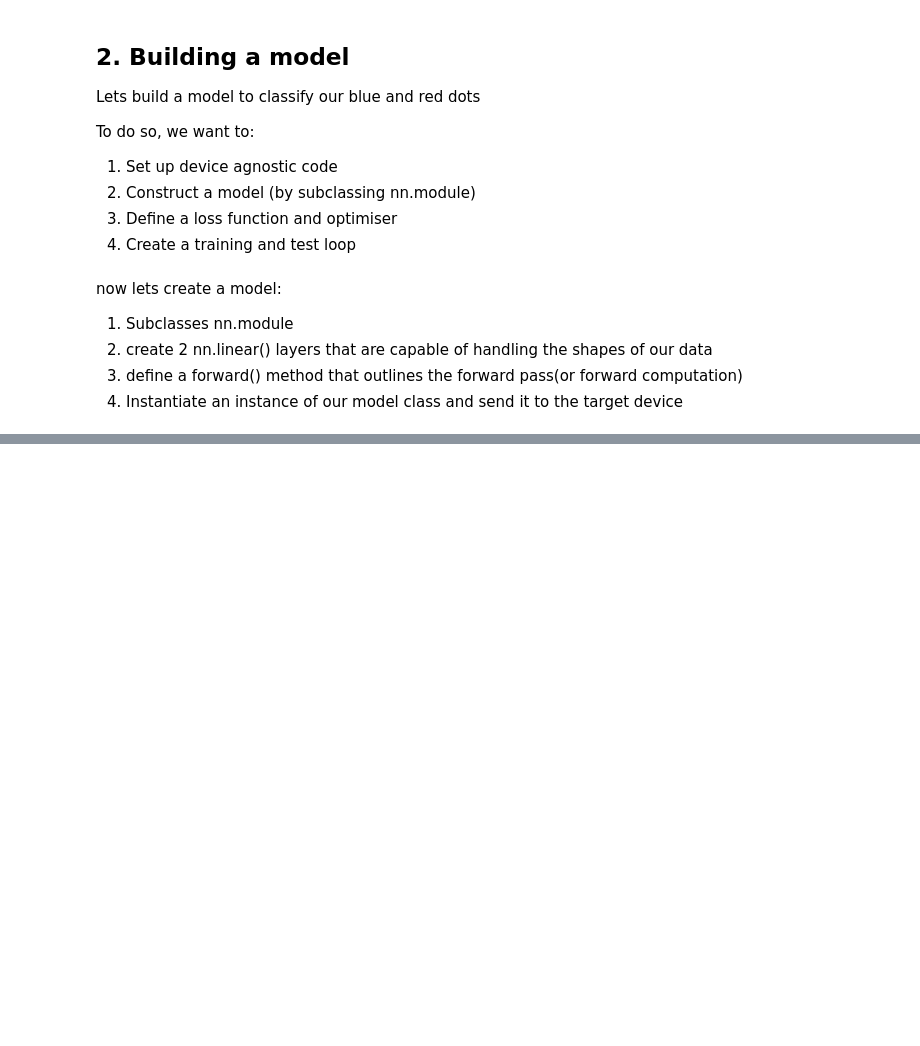
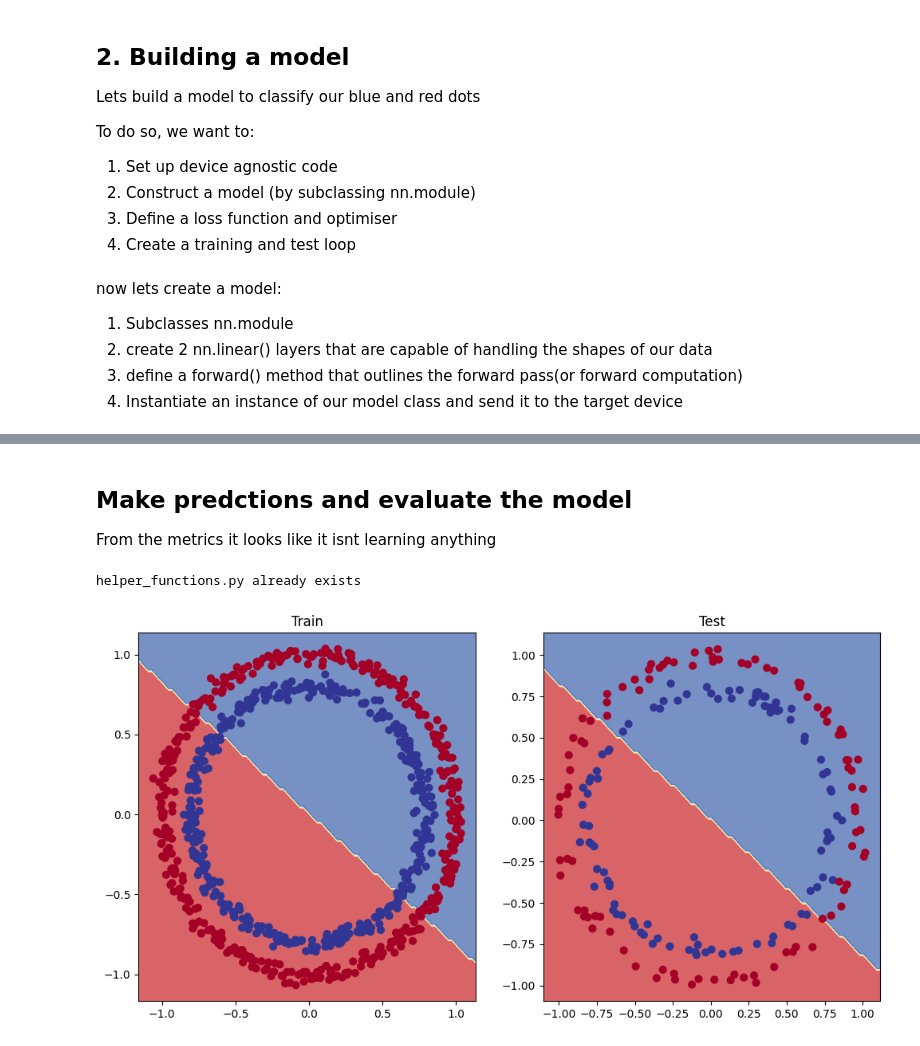
Before and after one commit to vandana10/deeplearning-using-pytorch, a Jupyter notebook: neural_network_classification_pytorch.ipynb, the cells around one changed output, grey strips where cells are left out. Cells and saved outputs as stored; diff of their text form; code cells hidden in the pictures; blank space fills up the shorter version.

```diff
--- a/neural_network_classification_pytorch.ipynb
+++ b/neural_network_classification_pytorch.ipynb
@@ -145,0 +184,6 @@ model_0 = CircleModelV0()
+# %%
+#Calc accuracy- out of 100 examples, what % does our model get right?
+def accuracy_fn(y_true, y_pred):
+  correct = torch.eq(y_true, y_pred).sum().item()
+  acc = (correct/len(y_pred))*100
+  return acc
@@ -145,0 +206,5 @@ model_0 = CircleModelV0()
+# %%
+#View the first 5 outputs of forward pass on the test data
+with torch.inference_mode():
+  y_logits = model_0(torch.from_numpy(X_test).float())
+y_logits[:5]
@@ -145,0 +217,4 @@ model_0 = CircleModelV0()
+# %%
+#Use sigmoid activation fn
+y_preds_probs = torch.sigmoid(y_logits)
+y_preds_probs[:5]
@@ -145,0 +231,9 @@ model_0 = CircleModelV0()
+# %%
+#Find the prediction labels
+y_preds = torch.round(y_preds_probs)
+
+y_pred_labels = torch.round(torch.sigmoid(model_0(torch.from_numpy(X_test).float())))
+
+#print(torch.eq(y_preds, y_pred_labels))
+
+#y_preds.squeeze()
@@ -145,0 +293,37 @@ model_0 = CircleModelV0()
+# %% [markdown]
+## Make predctions and evaluate the model
+
+From the metrics it looks like it isnt learning anything
+# %%
+import requests
+from pathlib import Path
+
+#Download helper functions from learn pytorch repo
+if Path("helper_functions.py").is_file():
+  print("helper_functions.py already exists")
+else:
+  print("Downloading helper_functions.py")
+  request = requests.get("https://raw.githubusercontent.com/mrdbourke/pytorch-deep-learning/main/helper_functions.py")
+  with open("helper_functions.py", "wb") as f:
+    f.write(request.content)
+# %% [output]
+helper_functions.py already exists
+# %%
+# plot decision boundary of the model
+from helper_functions import plot_predictions, plot_decision_boundary
+
+X_train_tensor = torch.from_numpy(X_train).float()
+Y_train_tensor = torch.from_numpy(Y_train).float()
+
+X_test_tensor = torch.from_numpy(X_test).float()
+Y_test_tensor = torch.from_numpy(Y_test).float()
+
+plt.figure(figsize=(12,6))
+plt.subplot(1,2,1)
+plt.title("Train")
+plot_decision_boundary(model_0, X_train_tensor, Y_train_tensor)
+plt.subplot(1,2,2)
+plt.title("Test")
+plot_decision_boundary(model_0, X_test_tensor, Y_test_tensor)
+# %% [output]
+[figure, added]
```
Also changed, not shown: parts of 15 cells of this notebook.
